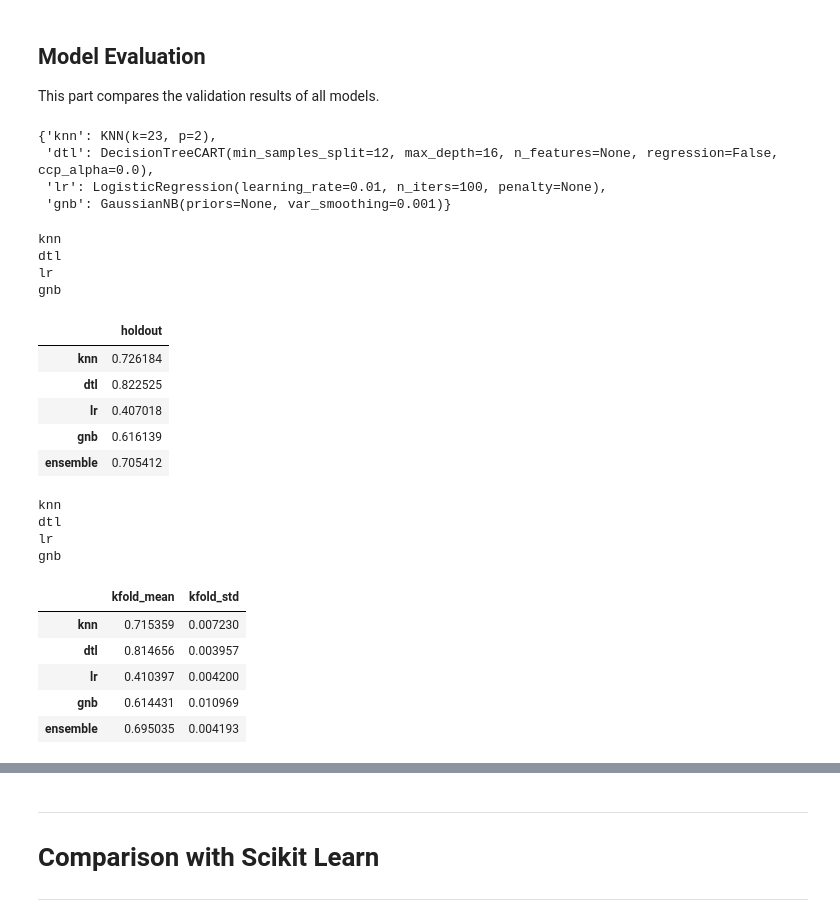
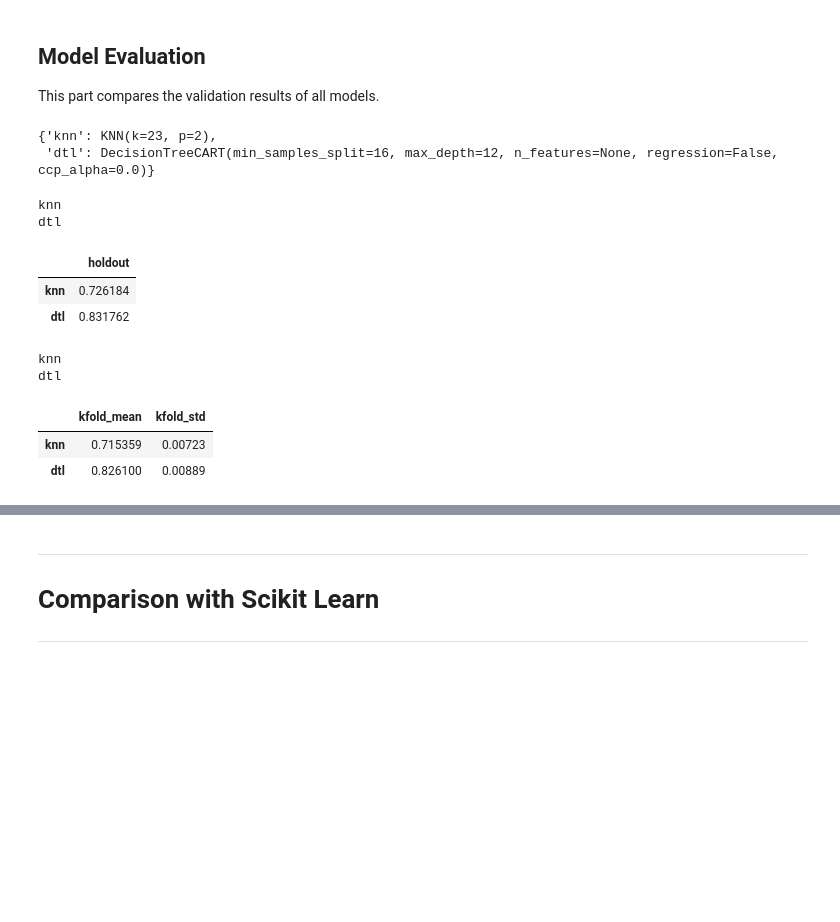
Before and after one commit to aufafaza/IF3170_G11_besokaja, a Jupyter notebook: Notebook_updated.ipynb, the cells around one changed output, grey strips where cells are left out. Cells and saved outputs as stored; diff of their text form; code cells hidden in the pictures; blank space fills up the shorter version.

```diff
--- a/Notebook_updated.ipynb
+++ b/Notebook_updated.ipynb
@@ -891,6 +880,6 @@ KNN(k=23, p=2)
 
 This part covers one chosen variant, which is ID3, C4.5, or CART, and its validation.
 # %%
-dtl = DecisionTreeCART(min_samples_split=12, max_depth=16)
+dtl = DecisionTreeCART(min_samples_split=16, max_depth=12)
 dtl
 # %% [output]
@@ -985,95 +922,31 @@ This part compares the validation results of all models.
 models = {'knn': knn,
           'dtl': dtl,
         #   'svc': svc,
-          'lr': lr,
-          'gnb': gnb
+          # 'lr': lr,
+          # 'gnb': gnb
           }
 models
 # %% [output]
 {'knn': KNN(k=23, p=2),
- 'dtl': DecisionTreeCART(min_samples_split=12, max_depth=16, n_features=None, regression=False, ccp_alpha=0.0),
- 'lr': LogisticRegression(learning_rate=0.01, n_iters=100, penalty=None),
- 'gnb': GaussianNB(priors=None, var_smoothing=0.001)}
+ 'dtl': DecisionTreeCART(min_samples_split=16, max_depth=12, n_features=None, regression=False, ccp_alpha=0.0)}
 # %%
-# holdout_table = holdout(models, X_train, y_train, X_val, y_val)
-# testModels = {'knn': knn}
 holdout_table = holdout (models, X_train, y_train, X_val, y_val)
-ensemble_holdout_score = f1_score(
-    y_val,
-    ensemble,
-    average="macro",
-)
-ensemble_holdout_table = pd.DataFrame(
-    {"holdout": {"ensemble": ensemble_holdout_score}}
-)
-holdout_table = pd.concat([
-    holdout_table,
-    ensemble_holdout_table,
-])
 holdout_table
-# print('Macro-F1 comparison; validation retains its original class distribution:')
-# balance_comparison = holdout_table.rename(columns={'holdout': 'no_resampling'}).join(
-#     holdout(models, X_train, y_train, X_val, y_val, method='random_over')
-#     .rename(columns={'holdout': 'random_oversampling'})
-# )
-# balance_comparison
 # %% [output]
 knn
 dtl
-lr
-gnb
 |  | holdout |
 | knn | 0.726184 |
-| dtl | 0.822525 |
-| lr | 0.407018 |
-| gnb | 0.616139 |
-| ensemble | 0.705412 |
+| dtl | 0.831762 |
 # %%
-ensemble_scores = []
-
-folds = StratifiedKFold(
-    n_splits=CFG.N_FOLDS,
-    shuffle=True,
-    random_state=CFG.SEED,
-)
-
-for fit_index, eval_index in folds.split(X_train, y_train):
-    predictions = ensemble_predictions(
-        X_train.iloc[fit_index],
-        y_train.iloc[fit_index],
-        X_train.iloc[eval_index],
-    )
-
-    ensemble_scores.append(
-        f1_score(
-            y_train.iloc[eval_index],
-            predictions["ensemble"],
-            average="macro",
-        )
-    )
-
-ensemble_kfold_table = pd.DataFrame({
-    "kfold_mean": [np.mean(ensemble_scores)],
-    "kfold_std": [np.std(ensemble_scores)],
-}, index=["ensemble"])
-
 kfold_table = kfold(models, X_train, y_train)
-kfold_table = pd.concat([
-    kfold_table,
-    ensemble_kfold_table,
-])
 kfold_table
 # %% [output]
 knn
 dtl
-lr
-gnb
 |  | kfold_mean | kfold_std |
-| knn | 0.715359 | 0.007230 |
-| dtl | 0.814656 | 0.003957 |
-| lr | 0.410397 | 0.004200 |
-| gnb | 0.614431 | 0.010969 |
-| ensemble | 0.695035 | 0.004193 |
+| knn | 0.715359 | 0.00723 |
+| dtl | 0.826100 | 0.00889 |
 # %%
 tuned_comparison = compare(holdout_table, kfold_table)
 best_model_name = tuned_comparison.index[0]
```
Also changed, not shown: parts of 17 cells of this notebook.
